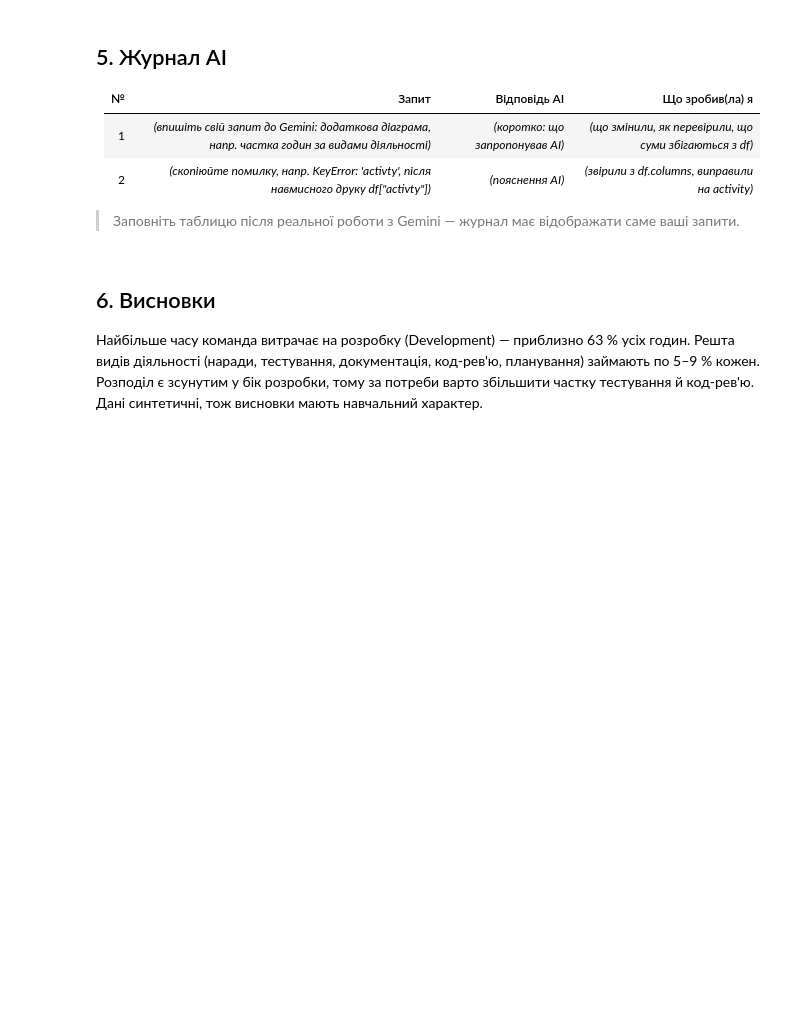
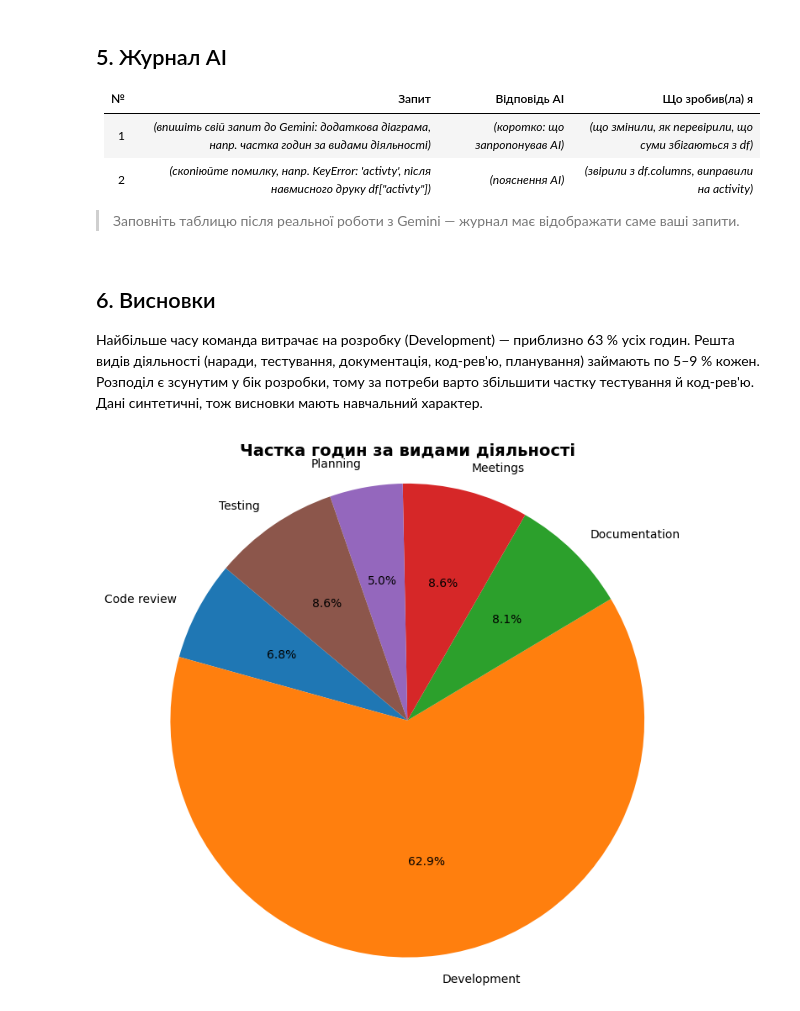
Before and after one commit to mykolalypko/cloud-lab-lypko, a Jupyter notebook: notebooks/lab_analysis.ipynb, the cells around one changed output. Saved outputs shown, nothing was run; the diff lists cells and outputs as text; code cells hidden in the pictures; blank space fills up the shorter version.

```diff
--- a/notebooks/lab_analysis.ipynb
+++ b/notebooks/lab_analysis.ipynb
@@ -80,3 +154,25 @@ plt.show()
 # %% [markdown]
 ## 6. Висновки
 Найбільше часу команда витрачає на розробку (Development) — приблизно 63 % усіх годин. Решта видів діяльності (наради, тестування, документація, код-рев'ю, планування) займають по 5–9 % кожен. Розподіл є зсунутим у бік розробки, тому за потреби варто збільшити частку тестування й код-рев'ю. Дані синтетичні, тож висновки мають навчальний характер.
+# %%
+import matplotlib.pyplot as plt
+
+# Групуємо дані за видом діяльності та сумуємо години
+activity_hours = df.groupby('activity')['hours'].sum()
+
+# Створюємо графік
+plt.figure(figsize=(8, 8))
+plt.pie(
+    activity_hours,
+    labels=activity_hours.index,
+    autopct='%1.1f%%',
+    startangle=140
+)
+
+# Додаємо заголовок та вирівнюємо пропорції
+plt.title('Частка годин за видами діяльності', fontsize=14, fontweight='bold')
+plt.axis('equal')  # Робить діаграму ідеально круглою
+
+plt.show()
+# %% [output]
+[figure, added]
```
Also changed, not shown: parts of 11 cells of this notebook.
